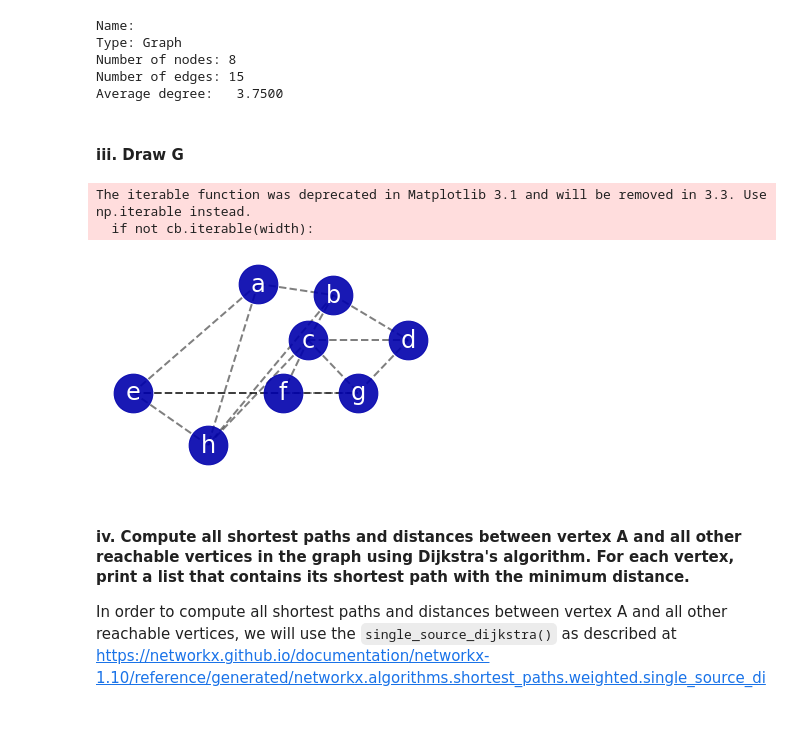
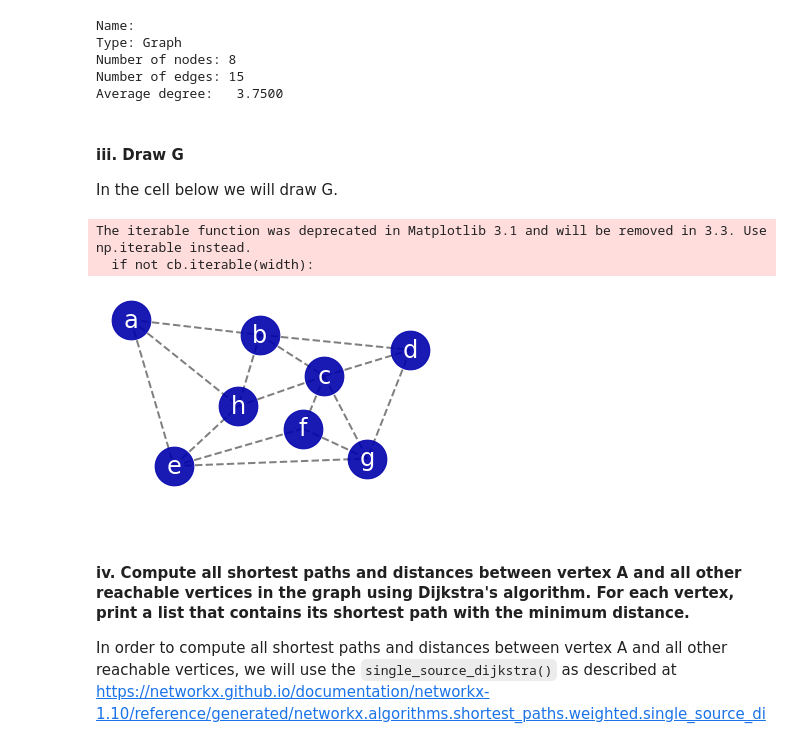
Before and after one commit to hbarrett100/Comp20230, a Jupyter notebook: Assignment3.ipynb, the cells around one changed output. Cells and saved outputs as stored; diff of their text form; code cells hidden in the pictures.

```diff
--- a/Assignment3.ipynb
+++ b/Assignment3.ipynb
@@ -490,19 +491,28 @@ Number of edges: 15
 Average degree:   3.7500
 # %% [markdown]
 #### iii. Draw G
+
+In the cell below we will draw G.
 # %%
-#co-ordinates of graph
-pos= {'a': [-.2, .7], 'b': [.1,  .4], 'c': [0,-.8], 'd': [0.4, -0.8], 'e': [-.7, -2.2], 'f': [-.1, -2.2], 'g': [.2,-2.2], 'h': [ -.4, -3.6]}
+# co-ordinates of graph. This produces a neater graph than the random option
+pos = {'a': [-.9, .7],
+       'b': [-.3,  0.3],
+       'c': [0,-.8],
+       'd': [0.4, -0.1],
+       'e': [-.7, -3.2],
+       'f': [-.1, -2.2],
+       'g': [.2,-3],
+       'h': [ -.4, -1.6]}
 nx.draw_networkx_nodes(G, pos, node_size=1500, alpha=.9, node_color='#0000ac')
 nx.draw_networkx_edges(G, pos,
                            width=2, alpha=0.5, edge_color='k', style='dashed')
 nx.draw_networkx_labels(G, pos, font_size=24, font_family='sans-serif', font_color='white')
 plt.ylim([-4.5,1.3])
 limits=plt.axis('off') # turn of axis
 # %% [output]
 The iterable function was deprecated in Matplotlib 3.1 and will be removed in 3.3. Use np.iterable instead.
   if not cb.iterable(width):
-[figure, old version]
+[figure, new version]
 # %% [markdown]
 #### iv. Compute all shortest paths and distances between vertex A and all other reachable vertices in the graph using Dijkstra's algorithm. For each vertex, print a list that contains its shortest path with the minimum distance.
 
```
Also changed, not shown: parts of 27 cells of this notebook.
